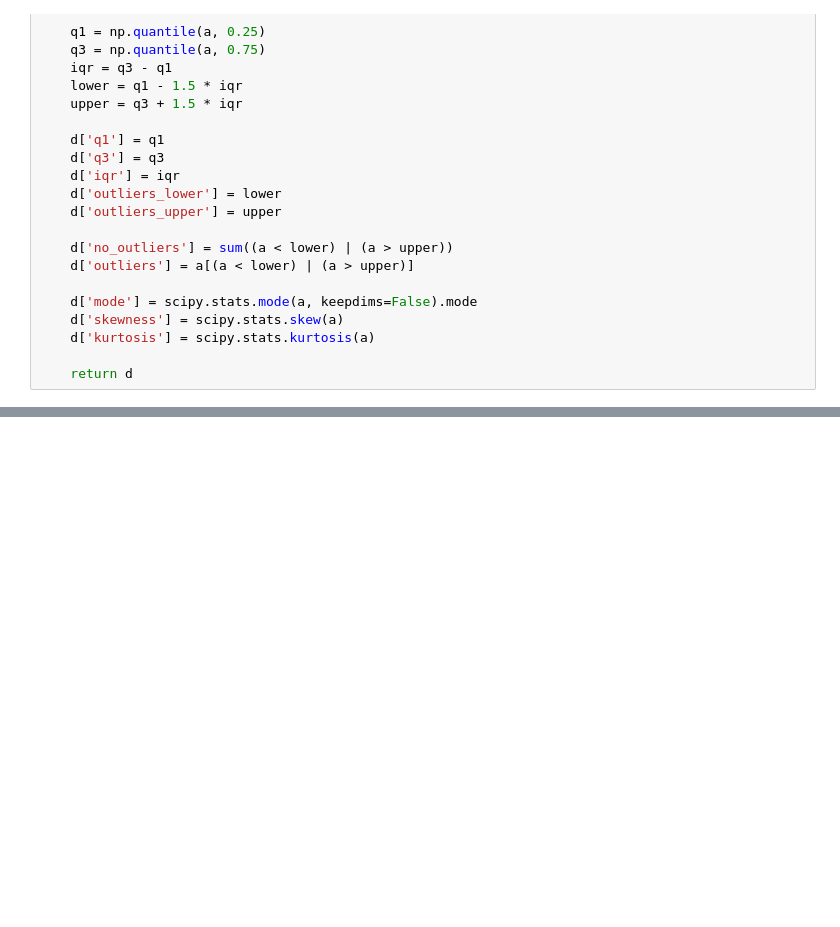
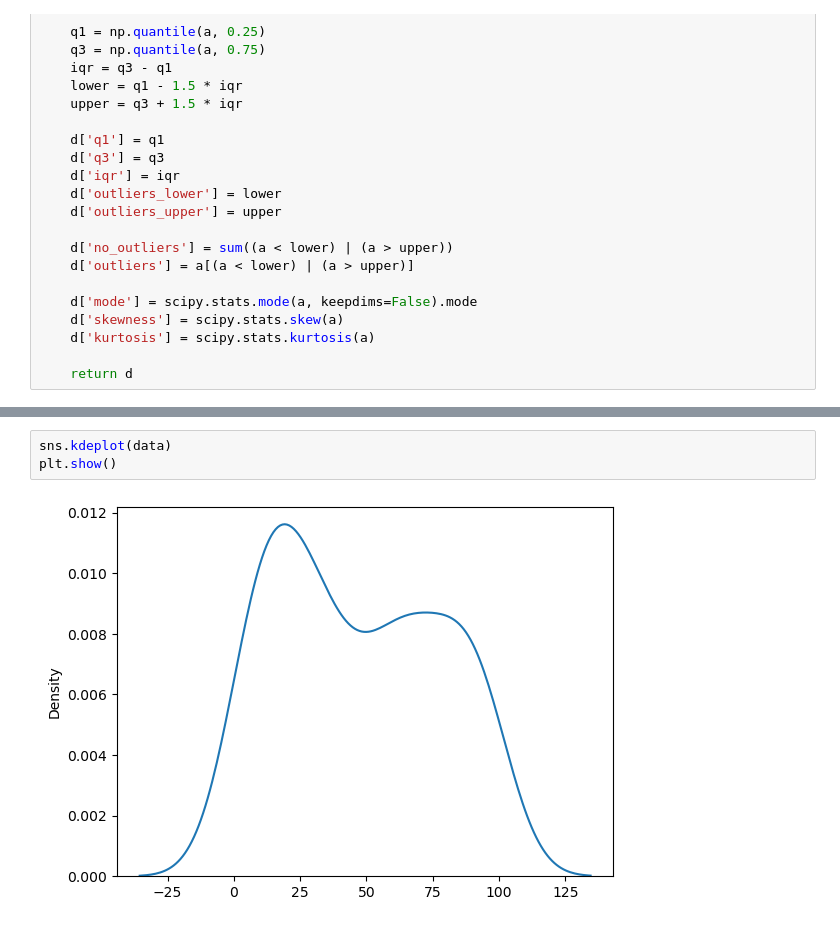
Before and after one commit to get-to-work-together/Computrain-Python-voor-Data-Science, a Jupyter notebook: Training/opdracht 1 - numpy.ipynb, the cells around one changed output, grey strips where cells are left out. Cells and saved outputs as stored; diff of their text form; blank space fills up the shorter version.

```diff
--- a/Training/opdracht 1 - numpy.ipynb
+++ b/Training/opdracht 1 - numpy.ipynb
@@ -81,0 +78,5 @@ jupyter lab
+# %%
+sns.kdeplot(data)
+plt.show()
+# %% [output]
+[figure, added]
```
Also changed, not shown: parts of 12 cells of this notebook, 3 other files.
